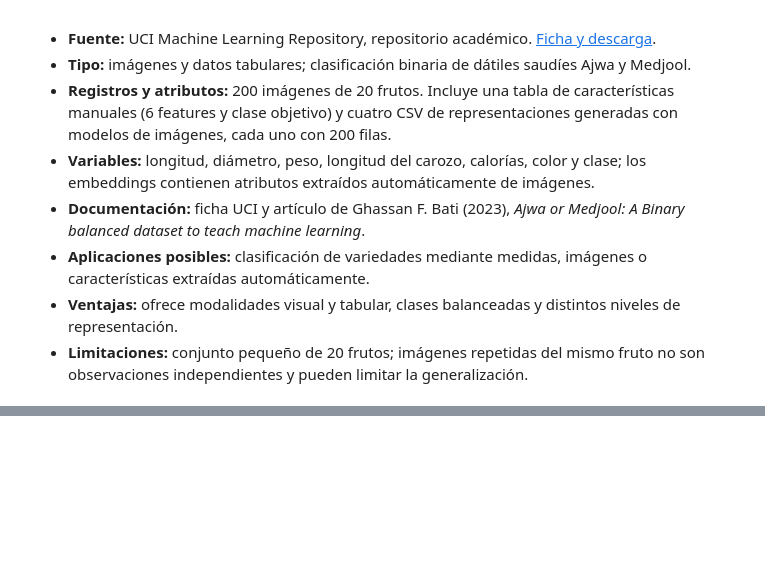
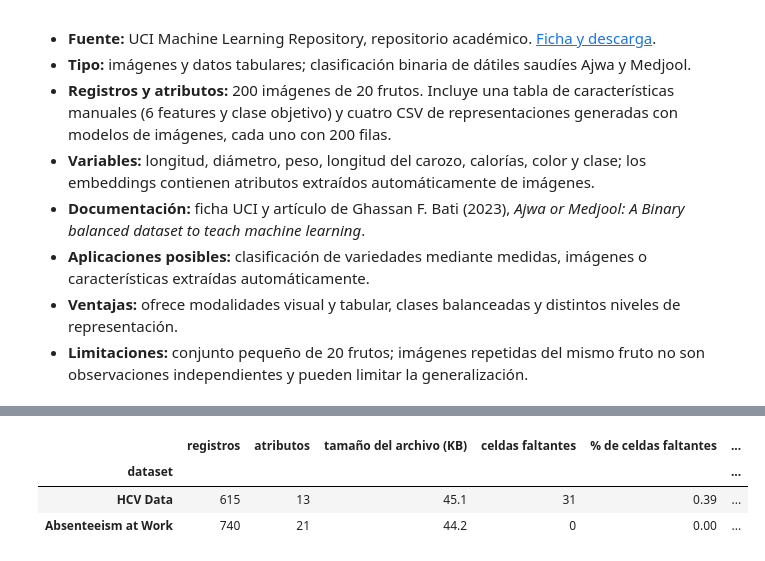
Before and after one commit to ExBlake/Analisis-de-datos-evento-2, a Jupyter notebook: notebooks/01_exploracion_datasets.ipynb, the cells around one changed output, grey strips where cells are left out. Cells and saved outputs as stored; diff of their text form; code cells hidden in the pictures; blank space fills up the shorter version.

```diff
--- a/notebooks/01_exploracion_datasets.ipynb
+++ b/notebooks/01_exploracion_datasets.ipynb
@@ -37,0 +71,29 @@ Comparación documental de 3 fuentes candidatas. Los tamaños de HCV y ausentism
+# %%
+def resumen_calidad(df, nombre, archivo):
+    # Indicadores básicos de completitud y calidad de un DataFrame
+    celdas_faltantes = df.isna().sum().sum()
+    return {
+        "dataset": nombre,
+        "registros": df.shape[0],
+        "atributos": df.shape[1],
+        "tamaño del archivo (KB)": round(archivo.stat().st_size / 1024, 1),
+        "celdas faltantes": celdas_faltantes,
+        "% de celdas faltantes": round(celdas_faltantes / df.size * 100, 2),
+        "filas con algún faltante": df.isna().any(axis=1).sum(),
+        "filas duplicadas": df.duplicated().sum(),
+        "columnas numéricas": df.select_dtypes(include="number").shape[1],
+        "columnas de texto": df.select_dtypes(exclude="number").shape[1],
+    }
+
+
+resumen = pd.DataFrame([
+    resumen_calidad(df_hcv, "HCV Data", ARCHIVO_HCV),
+    resumen_calidad(df_ausentismo, "Absenteeism at Work", ARCHIVO_AUSENTISMO),
+]).set_index("dataset")
+
+resumen
+# %% [output]
+|  | registros | atributos | tamaño del archivo (KB) | celdas faltantes | % de celdas faltantes | ... |
+| dataset |  |  |  |  |  | ... |
+| HCV Data | 615 | 13 | 45.1 | 31 | 0.39 | ... |
+| Absenteeism at Work | 740 | 21 | 44.2 | 0 | 0.00 | ... |
```
Also changed, not shown: parts of 16 cells of this notebook, 1 other file.
